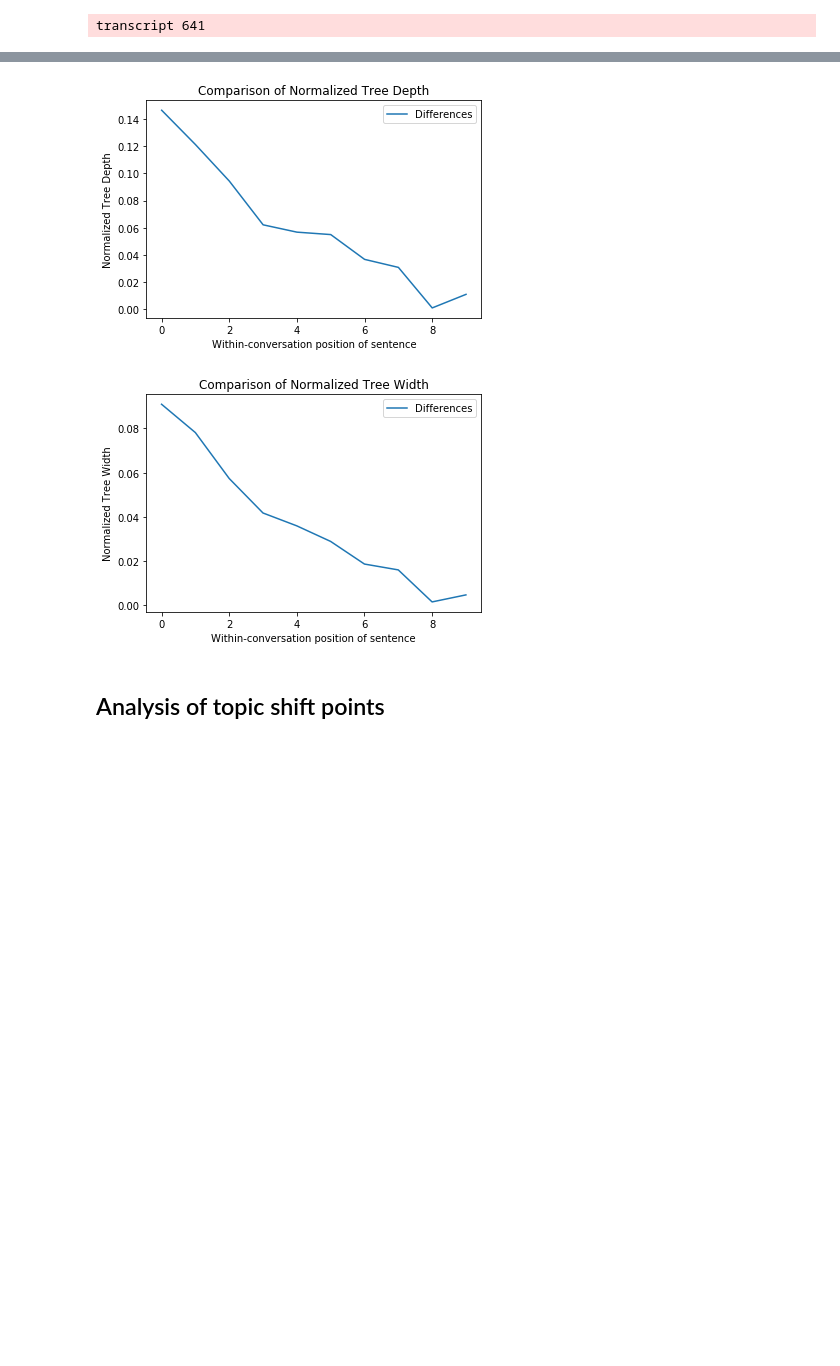
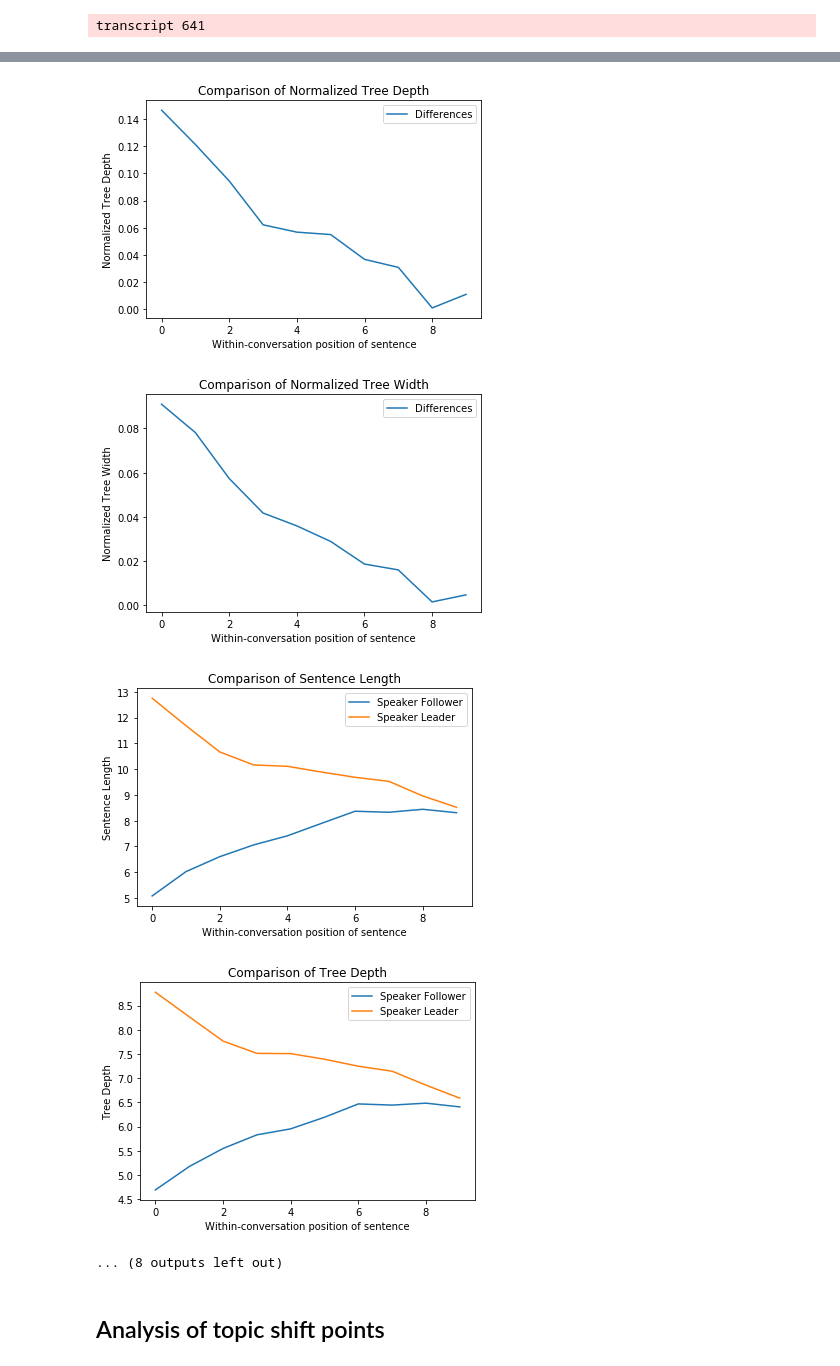
Before and after one commit to janoschhaber/CoSP, a Jupyter notebook: convergence/convergence.ipynb, the cells around one changed output, grey strips where cells are left out. Saved outputs shown, nothing was run; the diff lists cells and outputs as text; code cells hidden in the pictures; blank space fills up the shorter version.

Commit message:
First version prediction model

```diff
--- a/convergence/convergence.ipynb
+++ b/convergence/convergence.ipynb
@@ -38,6 +38,9 @@ class UtteranceWrapper:
 
     def get_all_measures(self):
         return [self.length, self.depth, self.width, self.ntd, self.ntw]
+
+    def get_array(self):
+        return np.asarray(self.get_all_measures())
 # %% [markdown]
 ## Collect speaker data
 # %%
@@ -481,6 +637,8 @@ def collect_topic_data(transcript_texts, transcripts_list, num_bins = 10):
 
     return overall_means
 # %%
-overall_means = collect_topic_data(transcript_texts, transcripts_list)
+overall_means_tt = collect_topic_data(transcript_texts, transcripts_list)
 # %% [output]
 transcript 641
+# %%
+overall_means_model = collect_topic_data(transcript_texts, transcripts_list, texttiling=False)
@@ -487,20 +647,29 @@ transcript 641
 # %%
-topics_overall_means = collect_overall_means(overall_means)
+topics_overall_means = collect_overall_means(overall_means_tt)
 for measure in range(5):
     plot_speaker_data(topics_overall_means, measure)
 for measure in range(5):
     plot_speaker_differences(topics_overall_means, measure)
+
+topics_overall_means = collect_overall_means(overall_means_model)
+for measure in range(5):
+    plot_speaker_data(topics_overall_means, measure)
+for measure in range(5):
+    plot_speaker_differences(topics_overall_means, measure)
 # %% [output]
 [figure]
 [figure]
 [figure]
 [figure]
 [figure]
 [figure]
 [figure]
 [figure]
 [figure]
 [figure]
+[figure, added]
+[figure, added]
+... (8 outputs left out)
 # %% [markdown]
 ## Analysis of topic shift points
 # %%
```
Also changed, not shown: parts of 10 cells of this notebook, 11 other files.
